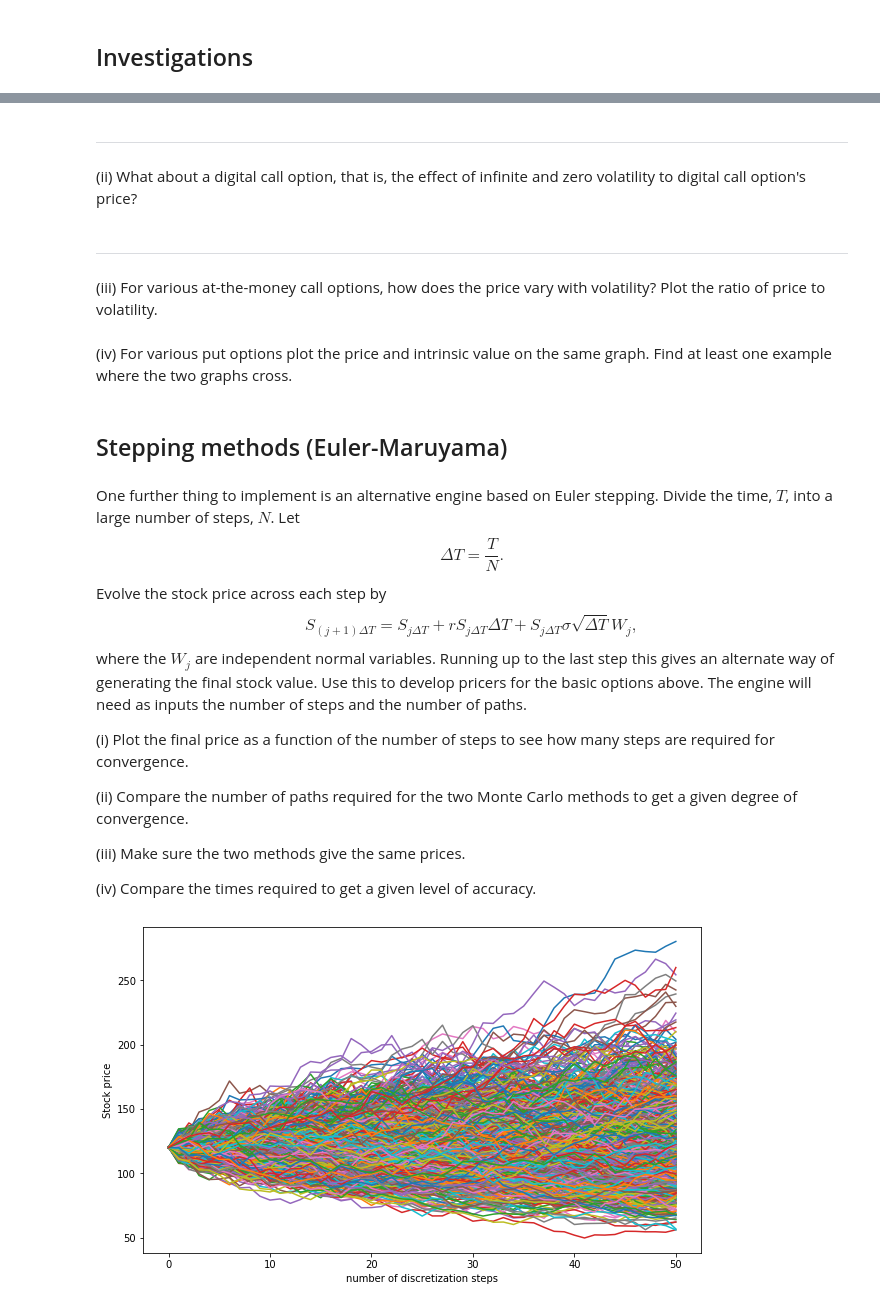
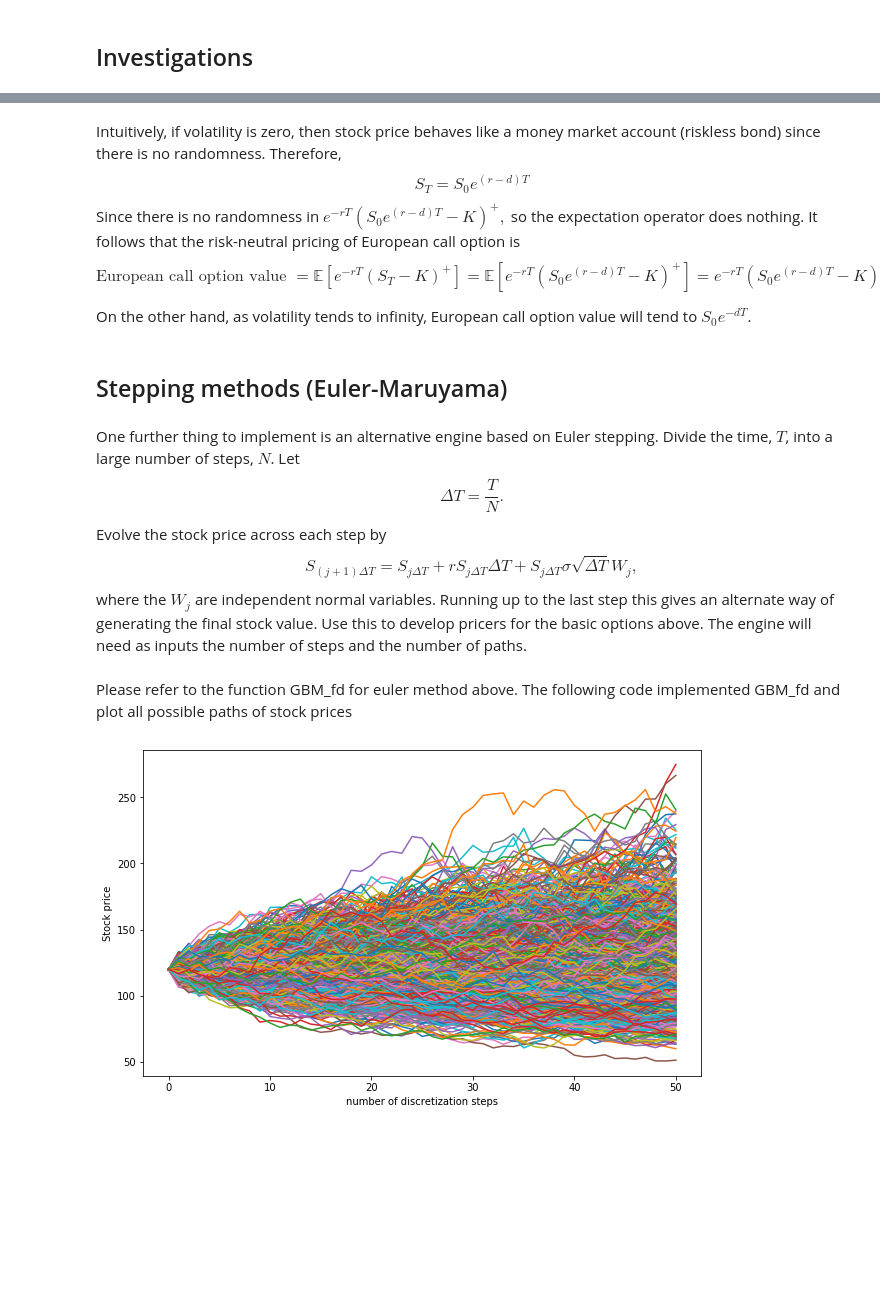
Before and after one commit to hongwai1920/Implement-Option-Pricing-Model-using-Python, a Jupyter notebook: 1. Pricing of vanilla options in the Black-Scholes world and Monte Carlo Simulation.ipynb, the cells around one changed output, grey strips where cells are left out. Cells and saved outputs as stored; diff of their text form; code cells hidden in the pictures; blank space fills up the shorter version.

```diff
--- a/1. Pricing of vanilla options in the Black-Scholes world and Monte Carlo Simulation.ipynb
+++ b/1. Pricing of vanilla options in the Black-Scholes world and Monte Carlo Simulation.ipynb
@@ -190,10 +193,11 @@ def GBM_formula(S0, K, r, d, sigma, T, num_paths = 1):
 
     return S0 * np.exp((r - d - 0.5 * sigma ** 2) * T + sigma * np.sqrt(T) * np.random.standard_normal(num_paths))
 # %%
-def GBM_fd(S0, K, r, d, sigma, T, num_steps = 50, num_paths = 1):
+def GBM_fd(S0, K, r, d, sigma, T, num_steps = 50, num_paths = 1, plot = False):
     '''
     Simulate Geometric Brownian Motion Stochastic Differential Equation using Euler'Maruyama method
     to calculate terminal stock price
+
 
     inputs:
     ===========
@@ -206,14 +210,12 @@ def GBM_fd(S0, K, r, d, sigma, T, num_steps = 50, num_paths = 1):
     T: time to maturity
     num_steps: numer of discretization steps
     num_paths: number of paths (integer)
+    plot: plot of all paths generated
 
 
-    Returns:
+    returns:
     =========
-
-    numpy array containing path of stock prices
-    If num_paths > 1, then a row and a column of the 2D numpy array represent
-    all prices at that step and a path of stock prices respectively.
+    numpy array of terminal stock prices of all paths
     '''
 
     dt = T / num_steps
@@ -227,7 +229,14 @@ def GBM_fd(S0, K, r, d, sigma, T, num_steps = 50, num_paths = 1):
 
     for i in range(1, num_steps + 1):
         S_path[i] = S_path[i-1] + r * S_path[i-1] * dt + S_path[i-1] * sigma * np.sqrt(dt) * np.random.standard_normal(num_paths)
-    return S_path
+
+    if plot:
+        plt.figure(figsize= (10,6))
+        plt.plot(S_path)
+        plt.xlabel('number of discretization steps')
+        plt.ylabel('Stock price');
+
+    return S_path[-1]
 # %%
 def monte_carlo(r, T, payoff, num_paths):
     '''
@@ -818,15 +828,12 @@ ax[1].legend();
-# %% [markdown]
-----
-# %% [markdown]
-(ii) What about a digital call option, that is, the effect of infinite and zero volatility to digital call option's price?
-# %% [markdown]
-----
-# %% [markdown]
-(iii) For various at-the-money call options, how does the price vary with volatility?
-Plot the ratio of price to volatility.
-# %% [markdown]
-(iv) For various put options plot the price and intrinsic value on the same graph.
-Find at least one example where the two graphs cross.
+# %% [markdown]
+Intuitively, if volatility is zero, then stock price behaves like a money market account (riskless bond) since there is no randomness.
+Therefore, $$S_T = S_0e^{ (r-d)T}$$
+Since there is no randomness in $e^{-rT} (S_0 e^{ (r-d)T} - K)^+,$ so the expectation operator does nothing.
+It follows that the risk-neutral pricing of European call option is
+$$\text{European call option value } = \mathbb{E}[ e^{-rT} (S_T - K)^+] = \mathbb{E}[ e^{-rT} (S_0 e^{ (r-d)T} - K)^+] = e^{-rT} (S_0 e^{ (r-d)T} - K)^+ $$
+
+
+On the other hand, as volatility tends to infinity, European call option value will tend to $S_0e^{-dT}$.
 # %% [markdown]
 ## Stepping methods (Euler-Maruyama)
 # %% [markdown]
@@ -839,35 +846,25 @@ where the $W_j$ are independent normal variables.
 Running up to the last step this gives an alternate way of generating the final stock value.
 Use this to develop pricers for the basic options above.
 The engine will need as inputs the number of steps and the number of paths.
-
-(i) Plot the final price as a function of the number of steps to see how many steps are required for convergence.
-
-(ii) Compare the number of paths required for the two Monte Carlo methods to get a given degree of convergence.
-
-(iii) Make sure the two methods give the same prices.
-
-(iv) Compare the times required to get a given level of accuracy.
+# %% [markdown]
+Please refer to the function GBM_fd for euler method above.
+The following code implemented GBM_fd and plot all possible paths of stock prices
 # %%
-# (i)
+# Testing GBM_fd function and plot all possible paths of stock prices
 
 S0 = 120
 T = 1
 K = 100
 r = 0.05
 d = 0
 sigma = 0.25
 
 num_paths = 10
 num_steps = 50
 
-ST = GBM_fd(S0, K, r, d, sigma, T, num_steps, 2**num_paths)
-
-plt.figure(figsize= (10,6))
-plt.plot(ST)
-plt.xlabel('number of discretization steps')
-plt.ylabel('Stock price');
+_ = GBM_fd(S0, K, r, d, sigma, T, num_steps, 2**num_paths, plot = True)
 # %% [output]
-[figure, old version]
+[figure, new version]
 # %%
 S0 = 120
 T = 1
```
Also changed, not shown: parts of 22 cells of this notebook.
